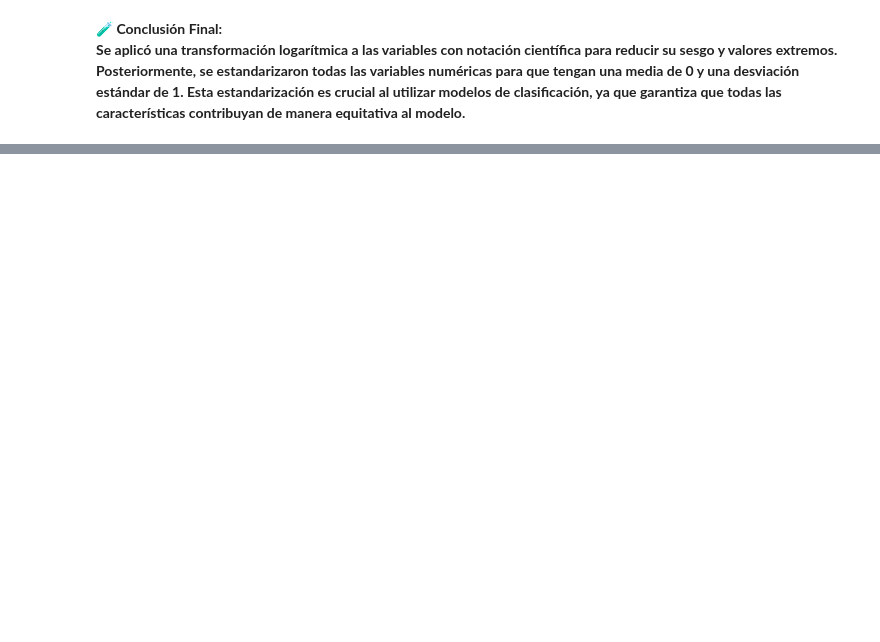
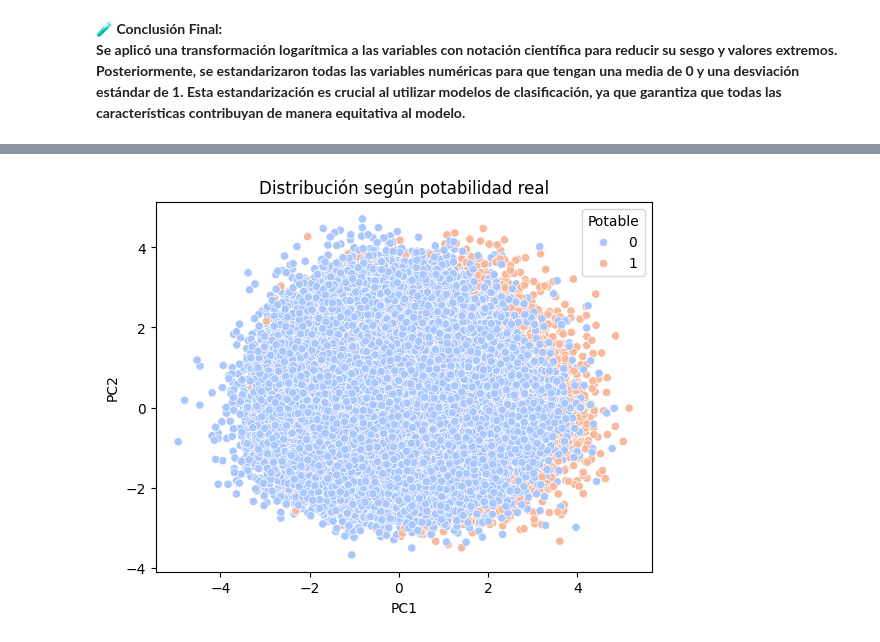
Before and after one commit to micaelakorol21/water_quality_unsupervised_learning, a Jupyter notebook: water_quality_unsupervised_learning.ipynb, the cells around one changed output, grey strips where cells are left out. Cells and saved outputs as stored; diff of their text form; code cells hidden in the pictures; blank space fills up the shorter version.

```diff
--- a/water_quality_unsupervised_learning.ipynb
+++ b/water_quality_unsupervised_learning.ipynb
@@ -1210,0 +1335,9 @@ df_sin_objetivo = df.drop(columns=['Objetivo'])
+# %%
+# ver si coincide
+df_viz['Potable'] = df['Objetivo'].values
+
+sns.scatterplot(data=df_viz, x='PC1', y='PC2', hue='Potable', palette='coolwarm')
+plt.title("Distribución según potabilidad real")
+plt.show()
+# %% [output]
+[figure, added]
```
Also changed, not shown: parts of 49 cells of this notebook.
